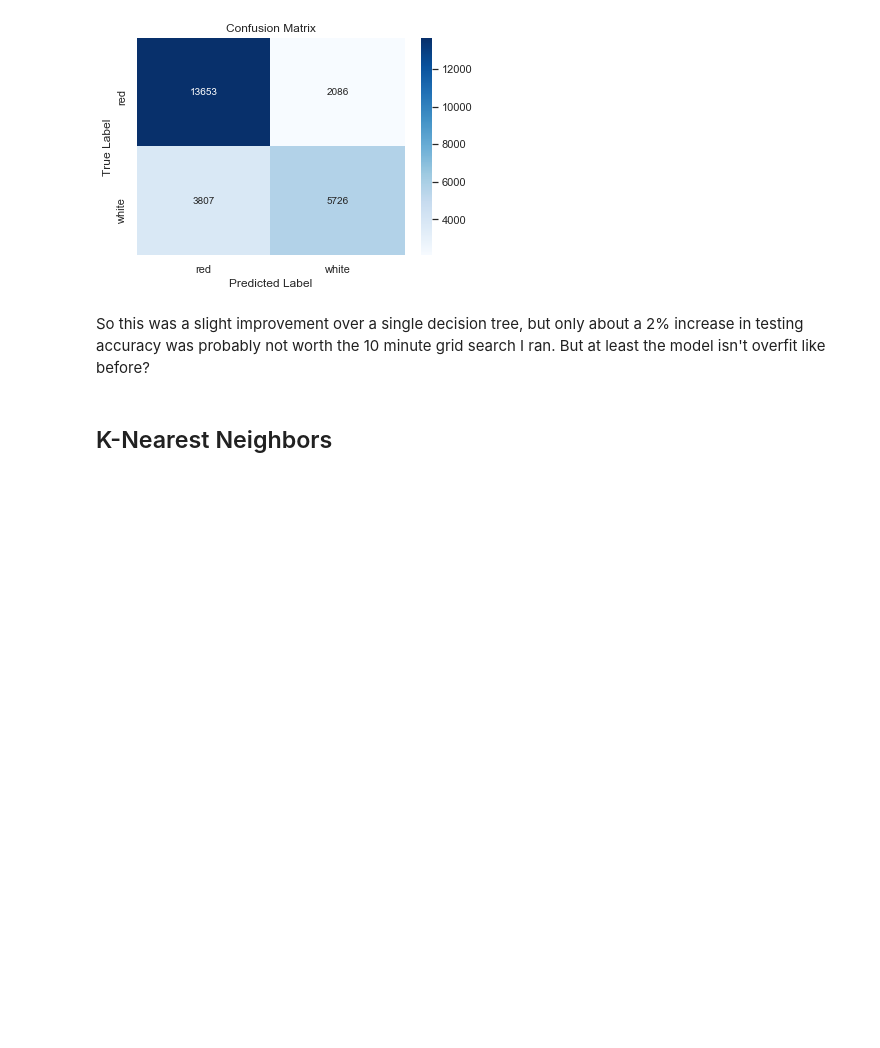
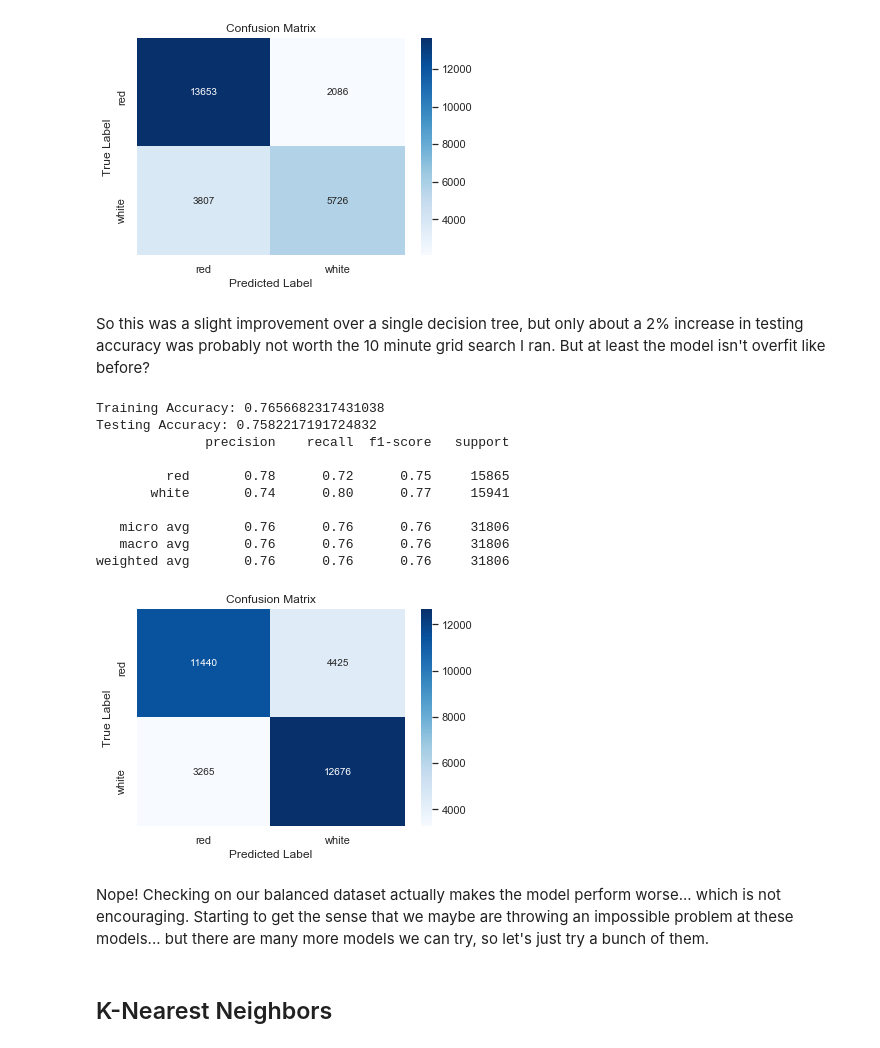
Before and after one commit to lindseyberlin/Blog_ClassificationModels, a Jupyter notebook: Lindsey_ModelSelection.ipynb, the cells around one changed output. Cells and saved outputs as stored; diff of their text form; code cells hidden in the pictures; blank space fills up the shorter version.

```diff
--- a/Lindsey_ModelSelection.ipynb
+++ b/Lindsey_ModelSelection.ipynb
@@ -750,6 +848,33 @@ weighted avg       0.76      0.77      0.76     25272
 [figure]
 # %% [markdown]
 So this was a slight improvement over a single decision tree, but only about a 2% increase in testing accuracy was probably not worth the 10 minute grid search I ran. But at least the model isn't overfit like before?
+# %%
+# Does it do any better on our SMOTE dataset?
+forest_SMOTE = RandomForestClassifier(n_estimators=100,
+                                      max_depth=9,
+                                      min_samples_split=2,
+                                      random_state=543)
+
+forest_SMOTE.fit(X_bal_train, y_bal_train)
+forest_SMOTE_preds = forest_SMOTE.predict(X_bal_test)
+
+print_scores(forest_SMOTE, X_bal_train, X_bal_test, y_bal_train,
+             y_bal_test, forest_SMOTE_preds)
+vis_cm(y_bal_test, forest_SMOTE_preds)
+# %% [output]
+Training Accuracy: 0.7656682317431038
+Testing Accuracy: 0.7582217191724832
+              precision    recall  f1-score   support
+
+         red       0.78      0.72      0.75     15865
+       white       0.74      0.80      0.77     15941
+
+   micro avg       0.76      0.76      0.76     31806
+   macro avg       0.76      0.76      0.76     31806
+weighted avg       0.76      0.76      0.76     31806
+[figure, added]
+# %% [markdown]
+Nope! Checking on our balanced dataset actually makes the model perform worse... which is not encouraging. Starting to get the sense that we maybe are throwing an impossible problem at these models... but there are many more models we can try, so let's just try a bunch of them.
 # %% [markdown]
 ## K-Nearest Neighbors
 # %%
```
Also changed, not shown: parts of 32 cells of this notebook.
